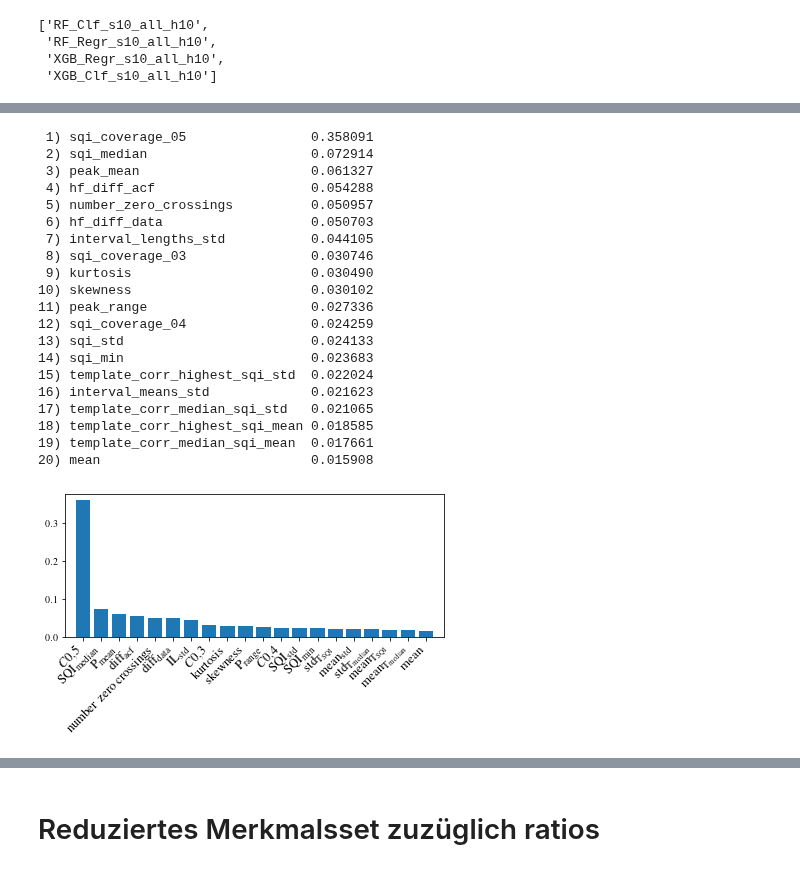
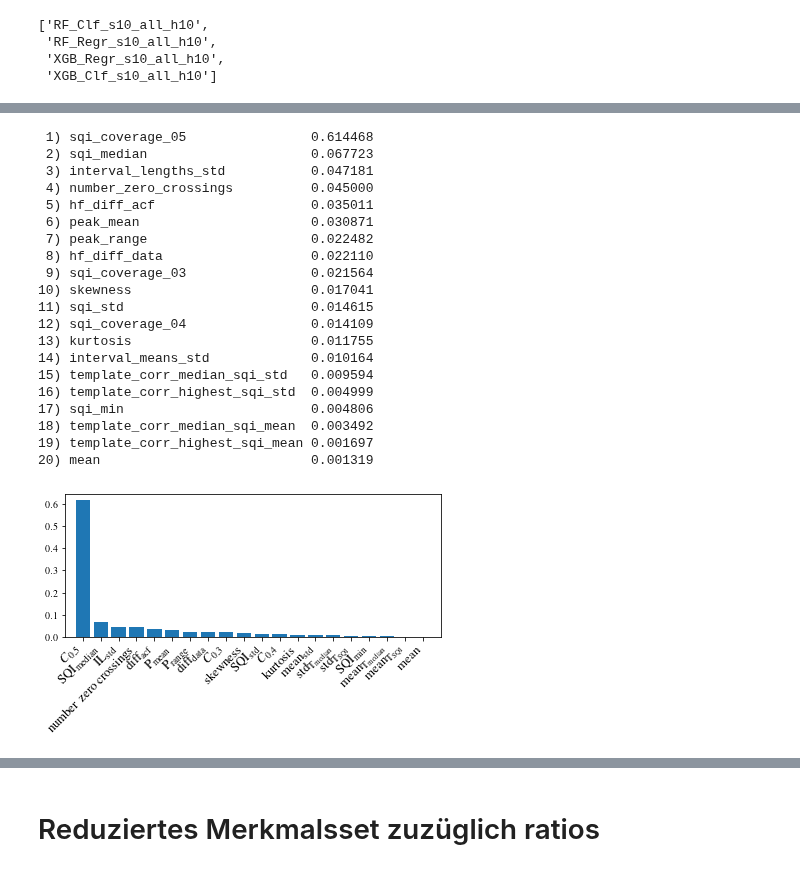
Before and after one commit to Zianor/Bachelorarbeit, a Jupyter notebook: Implementation/src/notebooks/model_tests_s10_h10.ipynb, the cells around one changed output, grey strips where cells are left out. Cells and saved outputs as stored; diff of their text form; code cells hidden in the pictures.

```diff
--- a/Implementation/src/notebooks/model_tests_s10_h10.ipynb
+++ b/Implementation/src/notebooks/model_tests_s10_h10.ipynb
@@ -22,7 +22,7 @@ models = {
     'RF_Clf_s10_reduced_h10': None,
     'RF_Regr_s10_reduced_h10': None,
     'XGB_Regr_s10_reduced_h10': None,
-    'XGB_Clf_default': None
+    'XGB_Clf_s10_reduced_h10': None
 }
 # %%
 for path in models.keys():
@@ -221,42 +207,42 @@ plt.savefig(os.path.join(utils.get_thesis_pic_path(),'rf-clf-reduced-importances
 # %%
-importances = models['XGB_Clf_default'].clf.model.feature_importances_
-column_names_text = models['XGB_Clf_default'].features.columns
-columns = models['XGB_Clf_default'].features.copy()
+importances = models['XGB_Clf_s10_reduced_h10'].clf.model.feature_importances_
+column_names_text = models['XGB_Clf_s10_reduced_h10'].features.columns
+columns = models['XGB_Clf_s10_reduced_h10'].features.copy()
 columns.columns = [name.replace("_", " ") for name in columns.columns]
 columns.rename(columns=get_latex_column_names(), inplace=True)
 columns = columns.columns
 indices = np.argsort(importances)[::-1]
 for f in range(len(columns)):
     print("%2d) %-*s %f" % (f + 1, 30,column_names_text[indices[f]], importances[indices[f]]))
 plt.figure(figsize=utils.get_plt_big_size())
 plt.bar(range(len(columns)), importances[indices], align='center')
 plt.xticks(range(len(columns)), [name.replace("_", " ") for name in columns[indices]], fontsize=13, rotation=45, ha="right")
 plt.xlim([-1, len(columns)])
 plt.tight_layout()
 plt.savefig(os.path.join(utils.get_thesis_pic_path(),'xgb-clf-reduced-importances.pdf'), bbox_inches='tight',
                 transparent=True, dpi=300)
 # %% [output]
- 1) sqi_coverage_05                0.358091
- 2) sqi_median                     0.072914
- 3) peak_mean                      0.061327
- 4) hf_diff_acf                    0.054288
- 5) number_zero_crossings          0.050957
- 6) hf_diff_data                   0.050703
- 7) interval_lengths_std           0.044105
- 8) sqi_coverage_03                0.030746
- 9) kurtosis                       0.030490
-10) skewness                       0.030102
-11) peak_range                     0.027336
-12) sqi_coverage_04                0.024259
-13) sqi_std                        0.024133
-14) sqi_min                        0.023683
-15) template_corr_highest_sqi_std  0.022024
-16) interval_means_std             0.021623
-17) template_corr_median_sqi_std   0.021065
-18) template_corr_highest_sqi_mean 0.018585
-19) template_corr_median_sqi_mean  0.017661
-20) mean                           0.015908
+ 1) sqi_coverage_05                0.614468
+ 2) sqi_median                     0.067723
+ 3) interval_lengths_std           0.047181
+ 4) number_zero_crossings          0.045000
+ 5) hf_diff_acf                    0.035011
+ 6) peak_mean                      0.030871
+ 7) peak_range                     0.022482
+ 8) hf_diff_data                   0.022110
+ 9) sqi_coverage_03                0.021564
+10) skewness                       0.017041
+11) sqi_std                        0.014615
+12) sqi_coverage_04                0.014109
+13) kurtosis                       0.011755
+14) interval_means_std             0.010164
+15) template_corr_median_sqi_std   0.009594
+16) template_corr_highest_sqi_std  0.004999
+17) sqi_min                        0.004806
+18) template_corr_median_sqi_mean  0.003492
+19) template_corr_highest_sqi_mean 0.001697
+20) mean                           0.001319
-[figure, old version]
+[figure, new version]
 # %%
 importances = models['XGB_Clf_s10_all_h10'].clf.model.feature_importances_
 column_names_text = models['XGB_Clf_s10_all_h10'].features.columns
```
Also changed, not shown: parts of 9 cells of this notebook, 4 other files.
